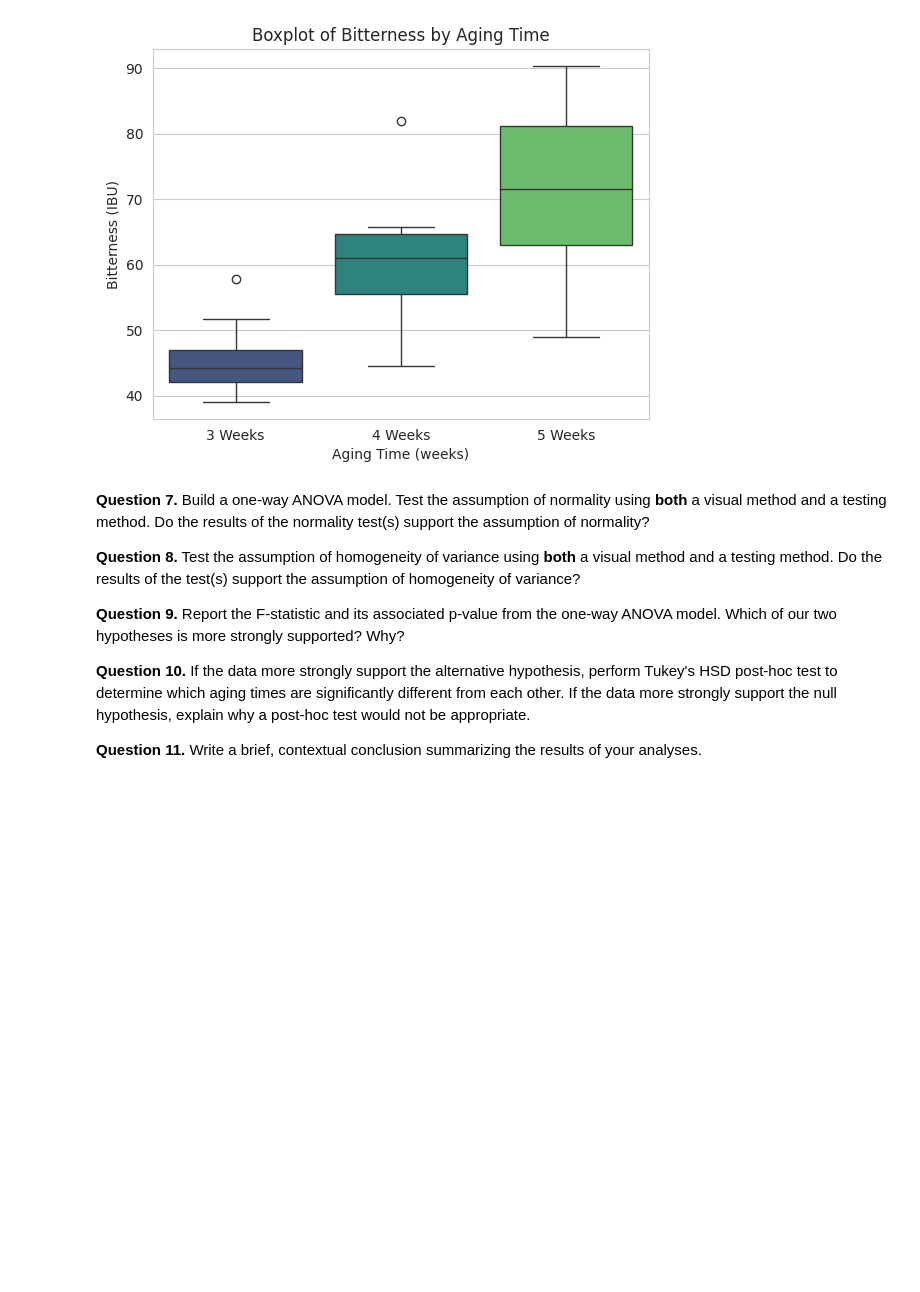
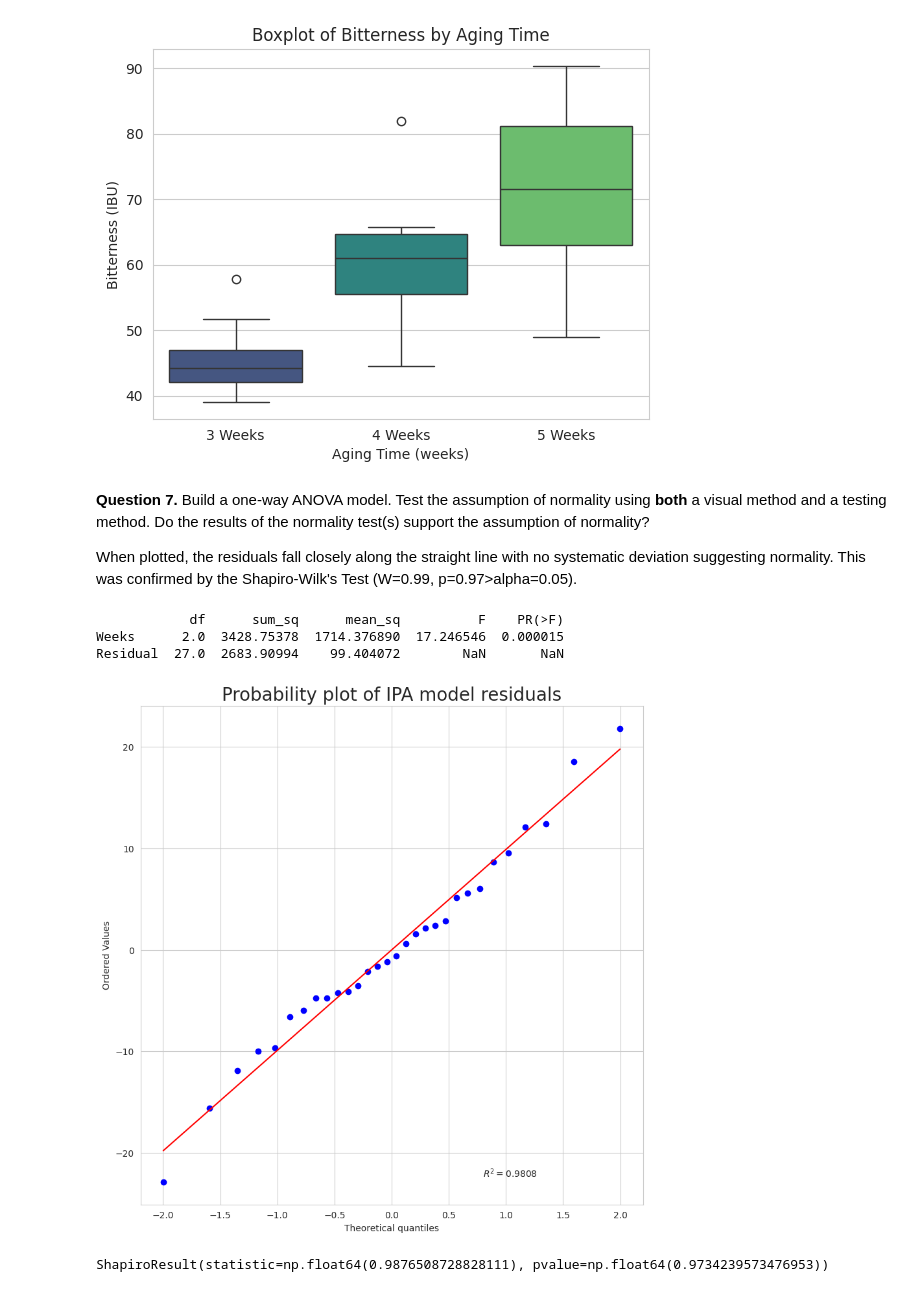
Before and after one commit to t-pacheco/STAT-7220-Applied-Experimental-Design, a Jupyter notebook: Assignments/HW1/HW-1.ipynb, the cells around one changed output. Saved outputs shown, nothing was run; the diff lists cells and outputs as text; code cells hidden in the pictures; blank space fills up the shorter version.

```diff
--- a/Assignments/HW1/HW-1.ipynb
+++ b/Assignments/HW1/HW-1.ipynb
@@ -148,10 +148,36 @@ Text(0, 0.5, 'Bitterness (IBU)')
 # %% [markdown]
 **Question 7.** Build a one-way ANOVA model. Test the assumption of normality using **both** a visual method and a testing method. Do the results of the normality test(s) support the assumption of normality?
 
-**Question 8.** Test the assumption of homogeneity of variance using **both** a visual method and a testing method. Do the results of the test(s) support the assumption of homogeneity of variance?
 
-**Question 9.** Report the F-statistic and its associated p-value from the one-way ANOVA model. Which of our two hypotheses is more strongly supported? Why?
-
-**Question 10.** If the data more strongly support the alternative hypothesis, perform Tukey's HSD post-hoc test to determine which aging times are significantly different from each other. If the data more strongly support the null hypothesis, explain why a post-hoc test would not be appropriate.
-
-**Question 11.** Write a brief, contextual conclusion summarizing the results of your analyses.
+When plotted, the residuals fall closely along the straight line with no systematic deviation suggesting normality. This was confirmed by the Shapiro-Wilk's Test (W=0.99, p=0.97>alpha=0.05).
+# %%
+import statsmodels.api as sm
+from statsmodels.formula.api import ols
+
+# building ANOVA model
+ipa_model = ols("IBU~Weeks", data=ipa).fit()
+print(sm.stats.anova_lm(ipa_model,typ=1))
+
+import scipy.stats as stats
+
+#getting residuals from model
+ipa_resid = ipa_model.resid
+
+# QQ plot
+fig = plt.figure(figsize=(10,10))
+ax=fig.add_subplot(111)
+
+normality_plot, stat = stats.probplot(ipa_resid, plot=plt, rvalue=True)
+ax.set_title("Probability plot of IPA model residuals", fontsize=20)
+ax.set
+
+plt.show()
+
+#Shapiro-Wilk Test of Normality
+stats.shapiro(ipa_resid)
+# %% [output]
+            df      sum_sq      mean_sq          F    PR(>F)
+Weeks      2.0  3428.75378  1714.376890  17.246546  0.000015
+Residual  27.0  2683.90994    99.404072        NaN       NaN
+[figure, added]
+ShapiroResult(statistic=np.float64(0.9876508728828111), pvalue=np.float64(0.9734239573476953))
```
Also changed, not shown: parts of 9 cells of this notebook.
